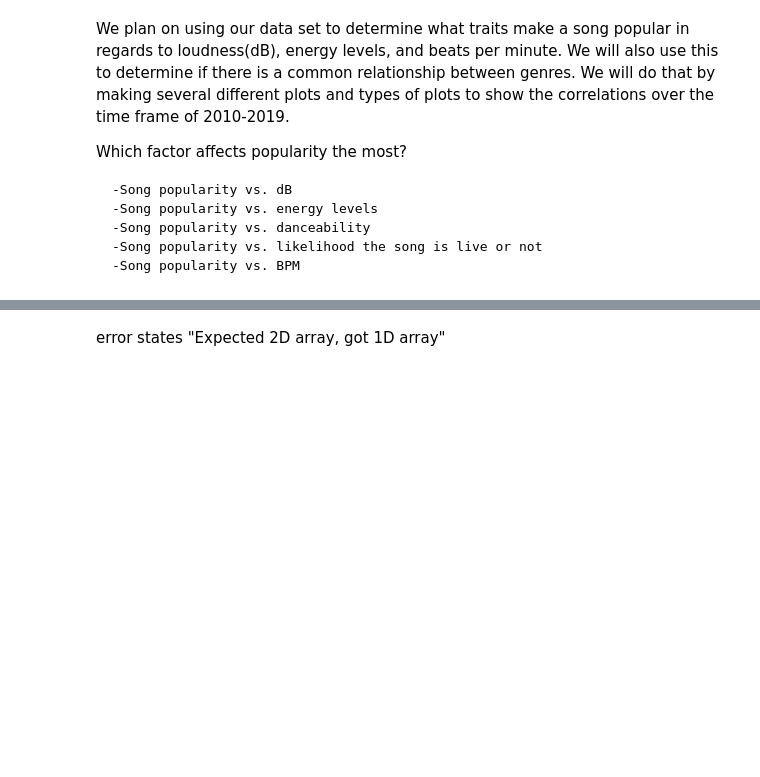
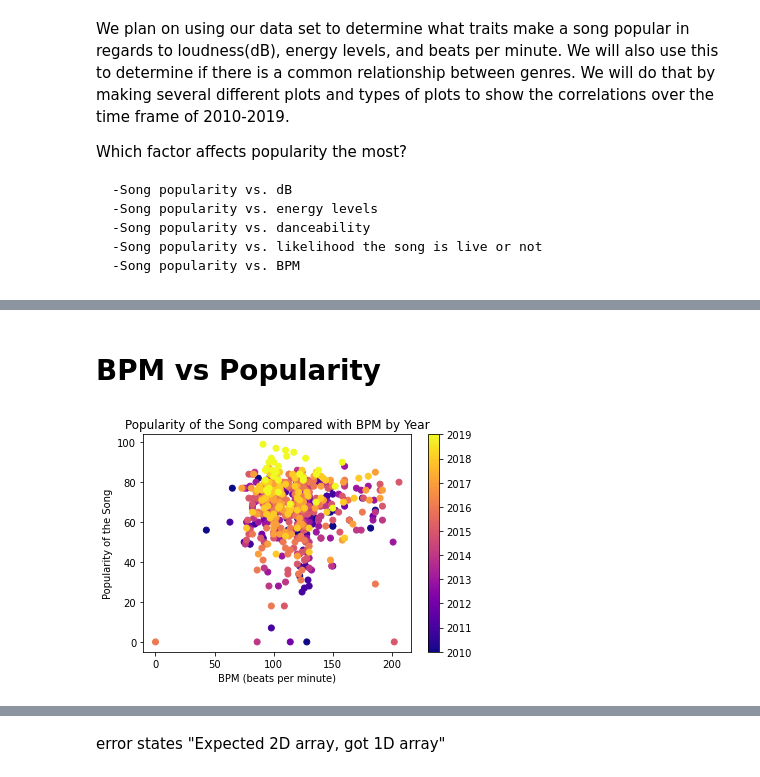
Before and after one commit to bisho121/music_project, a Jupyter notebook: Music_Classification.ipynb, the cells around one changed output, grey strips where cells are left out. Drawn from its saved outputs; the diff is of its cells as text; code cells hidden in the pictures; blank space fills up the shorter version.

```diff
--- a/Music_Classification.ipynb
+++ b/Music_Classification.ipynb
@@ -80,0 +82,17 @@ data.drop(["Unnamed: 0"], axis = 1)
+# %% [markdown]
+# BPM vs Popularity
+# %%
+import matplotlib.pyplot as plt
+import pandas as pd
+
+plt.scatter(data["bpm"], data["pop"], c=data["year"], cmap="plasma")
+
+plt.colorbar()
+
+plt.xlabel("BPM (beats per minute)")
+plt.ylabel("Popularity of the Song")
+plt.title("Popularity of the Song compared with BPM by Year")
+
+plt.show()
+# %% [output]
+[figure, added]
```
Also changed, not shown: parts of 25 cells of this notebook.
